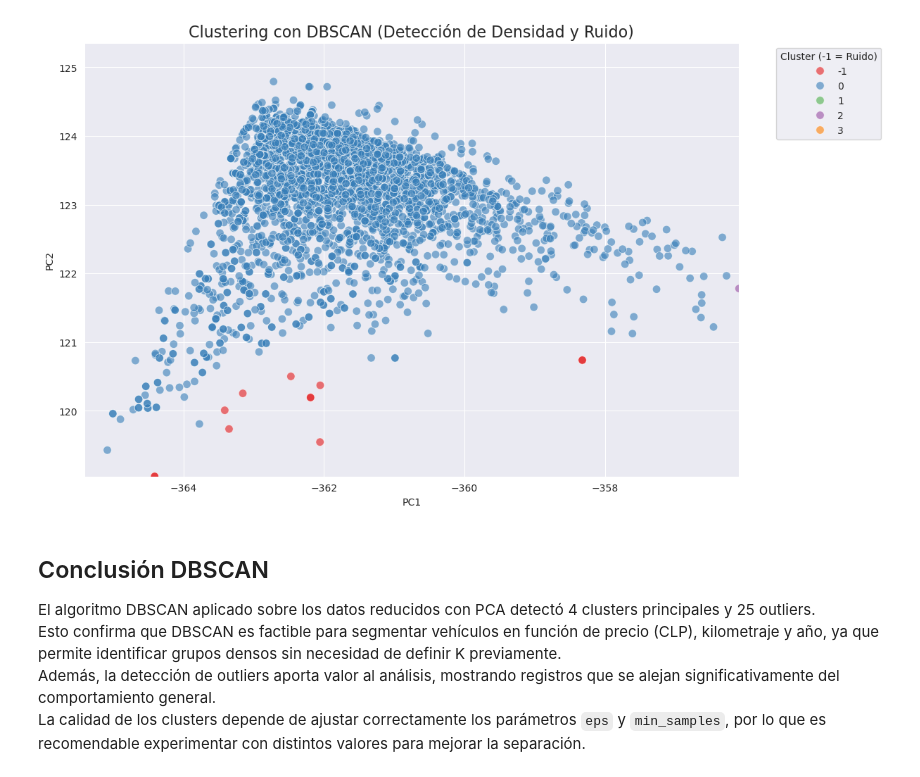
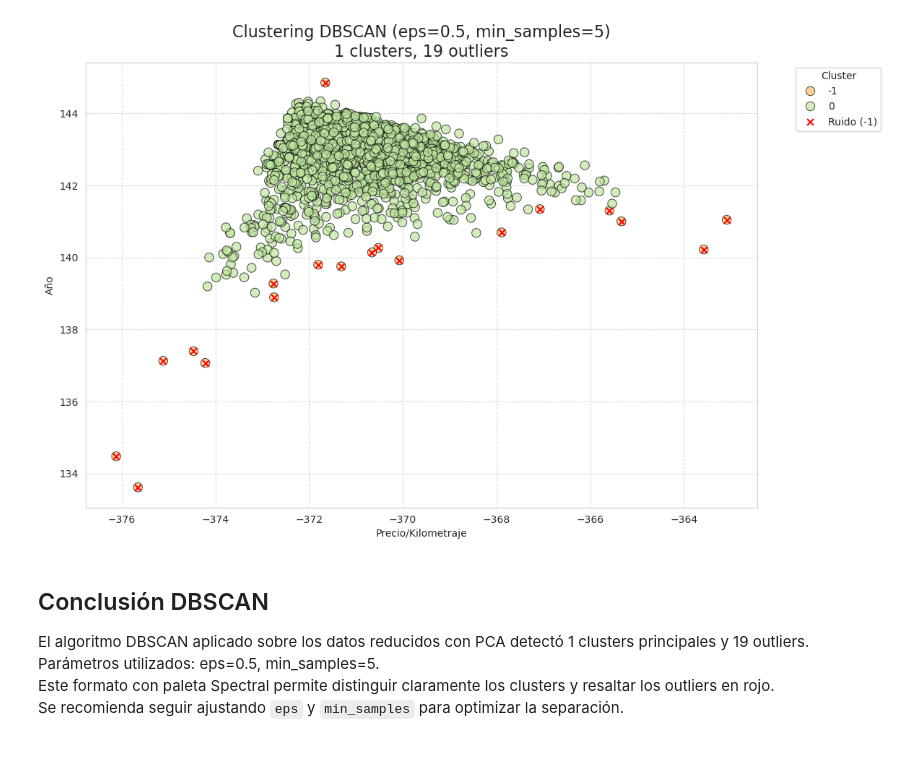
Before and after one commit to IICG-Coquimbo/practica-proyecto-autotec, a Jupyter notebook: autotec/clustering/dbscan.ipynb, the cells around one changed output. Drawn from its saved outputs; the diff is of its cells as text; code cells hidden in the pictures.

Commit message:
Feat: Actualización de DBSCAN con BD limpia

```diff
--- a/autotec/clustering/dbscan.ipynb
+++ b/autotec/clustering/dbscan.ipynb
@@ -18,8 +18,9 @@ from IPython.display import Markdown, display
 # =========================
 spark = (
     SparkSession.builder
-    .appName("Clustering_DBSCAN_CLP")
+    .appName("Clustering_DBSCAN_AutoTec")
     .config("spark.jars.packages", "org.mongodb.spark:mongo-spark-connector_2.12:10.1.1")
+    .config("spark.mongodb.read.connection.uri", "mongodb+srv://neiel_cortes:neiel0330@cluster0.eo0kyfv.mongodb.net/AutoTec_db")
     .getOrCreate()
 )
 
@@ -27,9 +28,8 @@ spark = (
 # LEER DATOS
 # =========================
 df = spark.read.format("mongodb") \
-    .option("connection.uri", "mongodb+srv://neiel_cortes:neiel0330@cluster0.eo0kyfv.mongodb.net/") \
     .option("database", "proyecto_bigdata") \
-    .option("collection", "estadisticas_precio") \
+    .option("collection", "Contenedor_Autos_Limpio") \
     .load()
 
 print("Registros cargados:", df.count())
@@ -40,7 +40,7 @@ df.printSchema()
 # =========================
 df_cast = df.withColumn("kilometraje", col("kilometraje").cast(IntegerType())) \
             .withColumn("year", col("year").cast(IntegerType())) \
-            .withColumn("precio_num", col("precio_num").cast(DoubleType())) \
+            .withColumn("precio_num", col("precio").cast(DoubleType())) \
             .dropna(subset=["precio_num", "kilometraje", "year"])
 
 # =========================
@@ -65,62 +65,81 @@ df_pca = pca_model.transform(df_scaled)
 # =========================
 pdf_dbscan = df_pca.select("pcaFeatures", "marca").toPandas()
 X = np.array(pdf_dbscan["pcaFeatures"].apply(lambda x: x.toArray()).tolist())
+pdf_dbscan[["PC1", "PC2"]] = pd.DataFrame(X, columns=["PC1", "PC2"])
 
 # =========================
 # DBSCAN
 # =========================
-dbscan = DBSCAN(eps=0.5, min_samples=5)
+eps_value = 0.5
+min_samples_value = 5
+
+dbscan = DBSCAN(eps=eps_value, min_samples=min_samples_value)
 clusters = dbscan.fit_predict(X)
 pdf_dbscan["cluster_dbscan"] = clusters
 
 # =========================
-# VISUALIZACIÓN
+# VISUALIZACIÓN MEJORADA (Spectral)
 # =========================
 plt.figure(figsize=(12, 8))
-sns.set_style("darkgrid")
+sns.set_style("whitegrid")
 
-pdf_dbscan[["PC1", "PC2"]] = pd.DataFrame(X, columns=["PC1", "PC2"])
-pc1_min, pc1_max = np.percentile(pdf_dbscan["PC1"], [1, 99])
-pc2_min, pc2_max = np.percentile(pdf_dbscan["PC2"], [1, 99])
+# Paleta diferenciada automática
+palette = sns.color_palette("Spectral", len(set(clusters)))
 
+# Scatter principal con paleta Spectral
 sns.scatterplot(
     data=pdf_dbscan,
     x="PC1",
     y="PC2",
     hue="cluster_dbscan",
-    palette="Set1",
-    s=70,
-    alpha=0.6
+    palette=palette,
+    s=80,
+    alpha=0.7,
+    edgecolor="black"
 )
 
-plt.xlim(pc1_min - 1, pc1_max + 1)
-plt.ylim(pc2_min - 1, pc2_max + 1)
-plt.title("Clustering con DBSCAN (Detección de Densidad y Ruido)", fontsize=16)
-plt.legend(title="Cluster (-1 = Ruido)", bbox_to_anchor=(1.05, 1), loc="upper left")
+# Resaltar outliers (-1) en rojo con "x"
+outliers = pdf_dbscan[pdf_dbscan["cluster_dbscan"] == -1]
+plt.scatter(outliers["PC1"], outliers["PC2"],
+            color="red", s=40, marker="x", label="Ruido (-1)")
+
+# Calcular métricas
+num_clusters = len(set(clusters)) - (1 if -1 in clusters else 0)
+num_outliers = list(clusters).count(-1)
+
+# Título con parámetros y métricas
+plt.title(
+    f"Clustering DBSCAN (eps={eps_value}, min_samples={min_samples_value})\n"
+    f"{num_clusters} clusters, {num_outliers} outliers",
+    fontsize=16
+)
+
+plt.xlabel("Precio/Kilometraje")
+plt.ylabel("Año")
+plt.legend(title="Cluster", bbox_to_anchor=(1.05, 1), loc="upper left")
+plt.grid(True, linestyle="--", alpha=0.7)
 plt.show()
 
 # =========================
 # CONCLUSIÓN DINÁMICA
 # =========================
-num_clusters = len(set(clusters)) - (1 if -1 in clusters else 0)
-num_outliers = list(clusters).count(-1)
-
 if num_clusters > 0:
     conclusion = f"""
 ## Conclusión DBSCAN
 
 El algoritmo DBSCAN aplicado sobre los datos reducidos con PCA detectó {num_clusters} clusters principales y {num_outliers} outliers.
-Esto confirma que DBSCAN es factible para segmentar vehículos en función de precio (CLP), kilometraje y año, ya que permite identificar grupos densos sin necesidad de definir K previamente.
-Además, la detección de outliers aporta valor al análisis, mostrando registros que se alejan significativamente del comportamiento general.
-La calidad de los clusters depende de ajustar correctamente los parámetros `eps` y `min_samples`, por lo que es recomendable experimentar con distintos valores para mejorar la separación.
+Parámetros utilizados: eps={eps_value}, min_samples={min_samples_value}.
+Este formato con paleta Spectral permite distinguir claramente los clusters y resaltar los outliers en rojo.
+Se recomienda seguir ajustando `eps` y `min_samples` para optimizar la separación.
 """
 else:
     conclusion = f"""
 ## Conclusión DBSCAN
 
 El algoritmo DBSCAN no logró detectar clusters válidos y clasificó todos los puntos como ruido (outliers).
-En este caso, DBSCAN no resulta factible para segmentar los vehículos, probablemente debido a la dispersión de los datos o a parámetros `eps` y `min_samples` poco adecuados.
-Se recomienda ajustar los parámetros o considerar otro algoritmo de clustering (como K-Means) para obtener una mejor segmentación.
+Parámetros utilizados: eps={eps_value}, min_samples={min_samples_value}.
+La visualización con paleta Spectral muestra claramente la dispersión de los datos.
+Se recomienda ajustar los parámetros o considerar otro algoritmo de clustering (como K-Means).
 """
 
 display(Markdown(conclusion))
@@ -148,11 +167,11 @@ root
-[figure, old version]
+[figure, new version]
 
 ## Conclusión DBSCAN
 
-El algoritmo DBSCAN aplicado sobre los datos reducidos con PCA detectó 4 clusters principales y 25 outliers.
-Esto confirma que DBSCAN es factible para segmentar vehículos en función de precio (CLP), kilometraje y año, ya que permite identificar grupos densos sin necesidad de definir K previamente.
-Además, la detección de outliers aporta valor al análisis, mostrando registros que se alejan significativamente del comportamiento general.
-La calidad de los clusters depende de ajustar correctamente los parámetros `eps` y `min_samples`, por lo que es recomendable experimentar con distintos valores para mejorar la separación.
+El algoritmo DBSCAN aplicado sobre los datos reducidos con PCA detectó 1 clusters principales y 19 outliers.
+Parámetros utilizados: eps=0.5, min_samples=5.
+Este formato con paleta Spectral permite distinguir claramente los clusters y resaltar los outliers en rojo.
+Se recomienda seguir ajustando `eps` y `min_samples` para optimizar la separación.
 # %%
 # =========================
 # LIBRERÍAS
```
Also changed, not shown: parts of 3 cells of this notebook.
